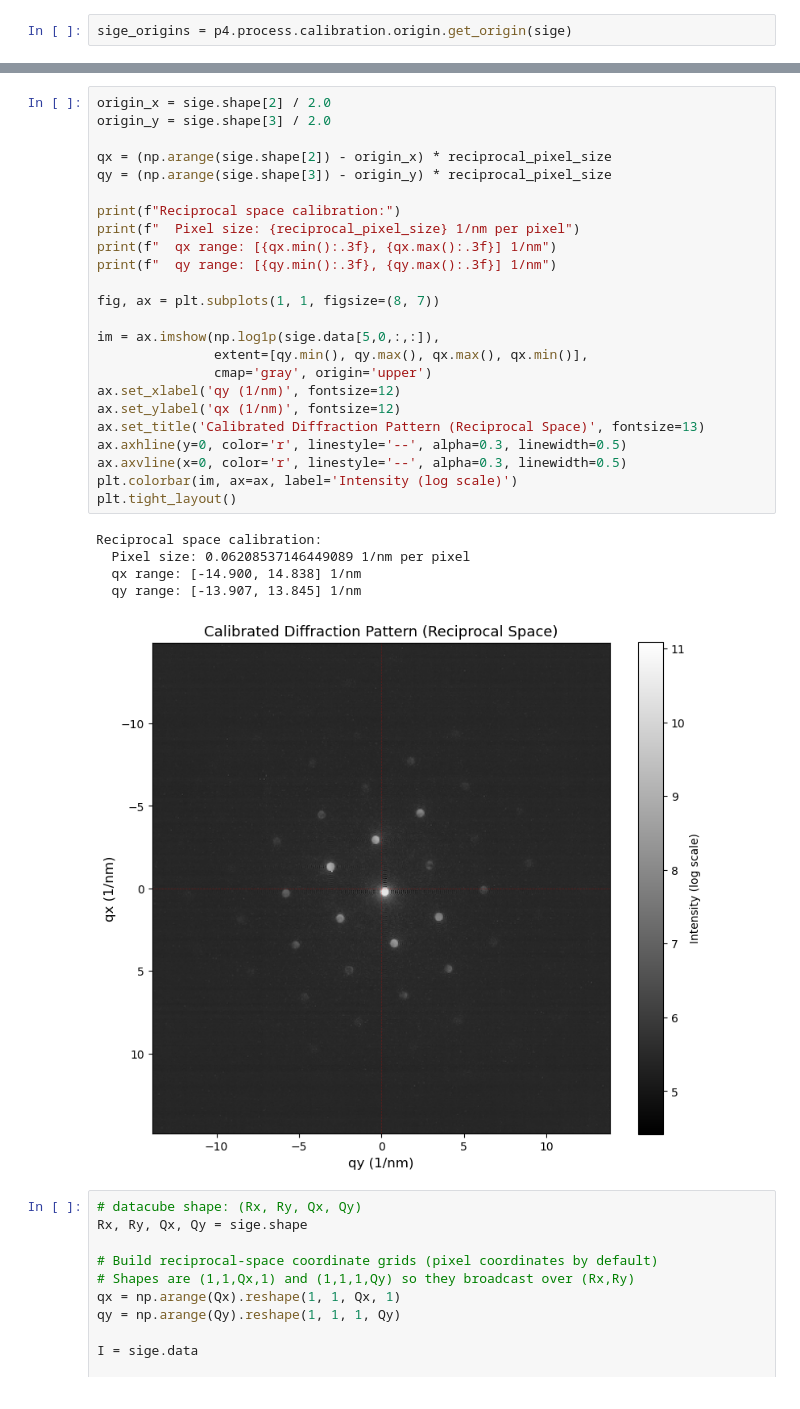
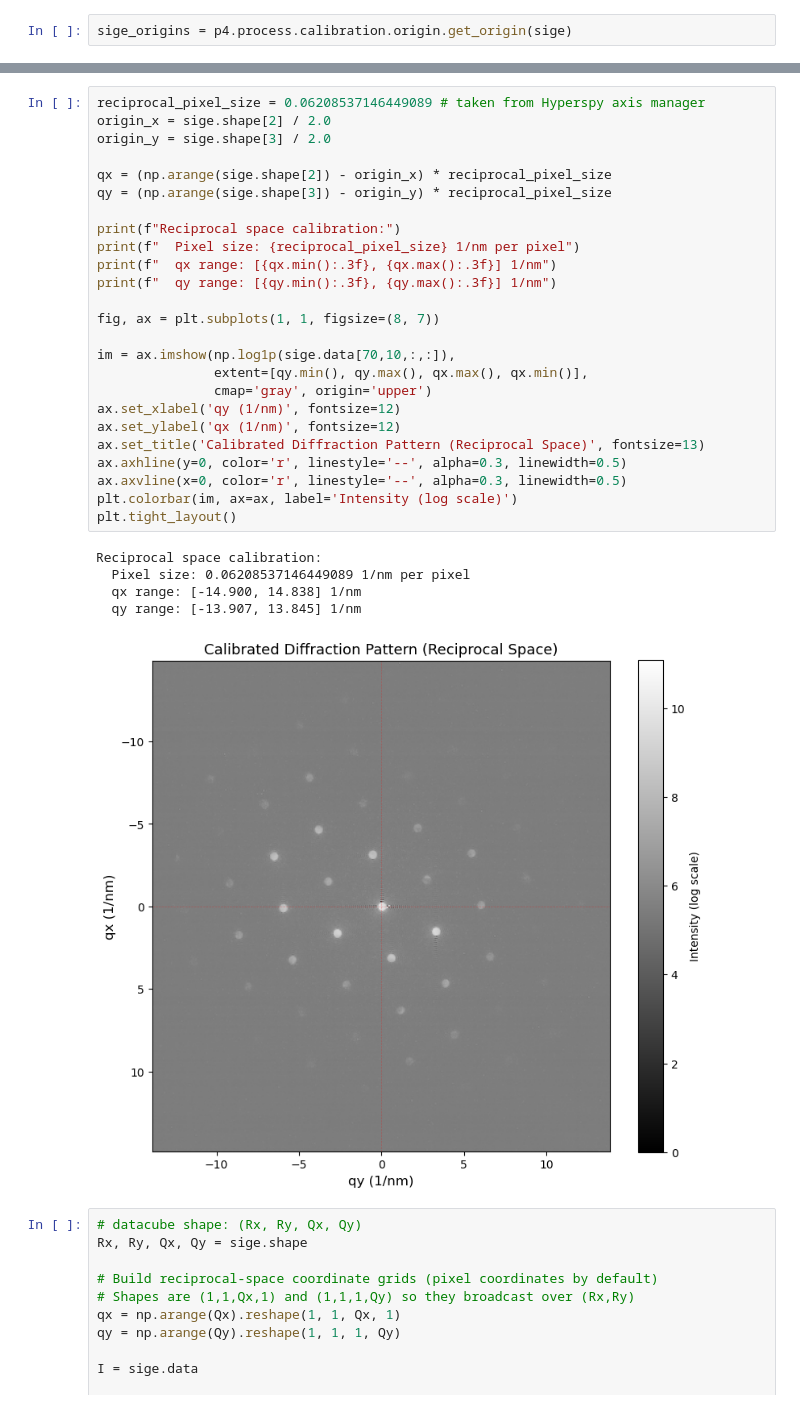
Before and after one commit to aramichang/MATSCI465_AramiChang, a Jupyter notebook: assignment_02_setup.ipynb, the cells around one changed output, grey strips where cells are left out. Saved outputs shown, nothing was run; the diff lists cells and outputs as text.

```diff
--- a/assignment_02_setup.ipynb
+++ b/assignment_02_setup.ipynb
@@ -133,35 +132,36 @@ DataCube( A 4-dimensional array of shape (77, 17, 480, 448) called 'dm_dataset',
               Qx = [0,1,...] pixels
               Qy = [0,1,...] pixels
 # %%
+reciprocal_pixel_size = 0.06208537146449089 # taken from Hyperspy axis manager
 origin_x = sige.shape[2] / 2.0
 origin_y = sige.shape[3] / 2.0
 
 qx = (np.arange(sige.shape[2]) - origin_x) * reciprocal_pixel_size
 qy = (np.arange(sige.shape[3]) - origin_y) * reciprocal_pixel_size
 
 print(f"Reciprocal space calibration:")
 print(f"  Pixel size: {reciprocal_pixel_size} 1/nm per pixel")
 print(f"  qx range: [{qx.min():.3f}, {qx.max():.3f}] 1/nm")
 print(f"  qy range: [{qy.min():.3f}, {qy.max():.3f}] 1/nm")
 
 fig, ax = plt.subplots(1, 1, figsize=(8, 7))
 
-im = ax.imshow(np.log1p(sige.data[5,0,:,:]),
+im = ax.imshow(np.log1p(sige.data[70,10,:,:]),
                extent=[qy.min(), qy.max(), qx.max(), qx.min()],
                cmap='gray', origin='upper')
 ax.set_xlabel('qy (1/nm)', fontsize=12)
 ax.set_ylabel('qx (1/nm)', fontsize=12)
 ax.set_title('Calibrated Diffraction Pattern (Reciprocal Space)', fontsize=13)
 ax.axhline(y=0, color='r', linestyle='--', alpha=0.3, linewidth=0.5)
 ax.axvline(x=0, color='r', linestyle='--', alpha=0.3, linewidth=0.5)
 plt.colorbar(im, ax=ax, label='Intensity (log scale)')
 plt.tight_layout()
 # %% [output]
 Reciprocal space calibration:
   Pixel size: 0.06208537146449089 1/nm per pixel
   qx range: [-14.900, 14.838] 1/nm
   qy range: [-13.907, 13.845] 1/nm
-[figure, old version]
+[figure, new version]
 # %%
 # datacube shape: (Rx, Ry, Qx, Qy)
 Rx, Ry, Qx, Qy = sige.shape
```
Also changed, not shown: parts of 3 cells of this notebook.
